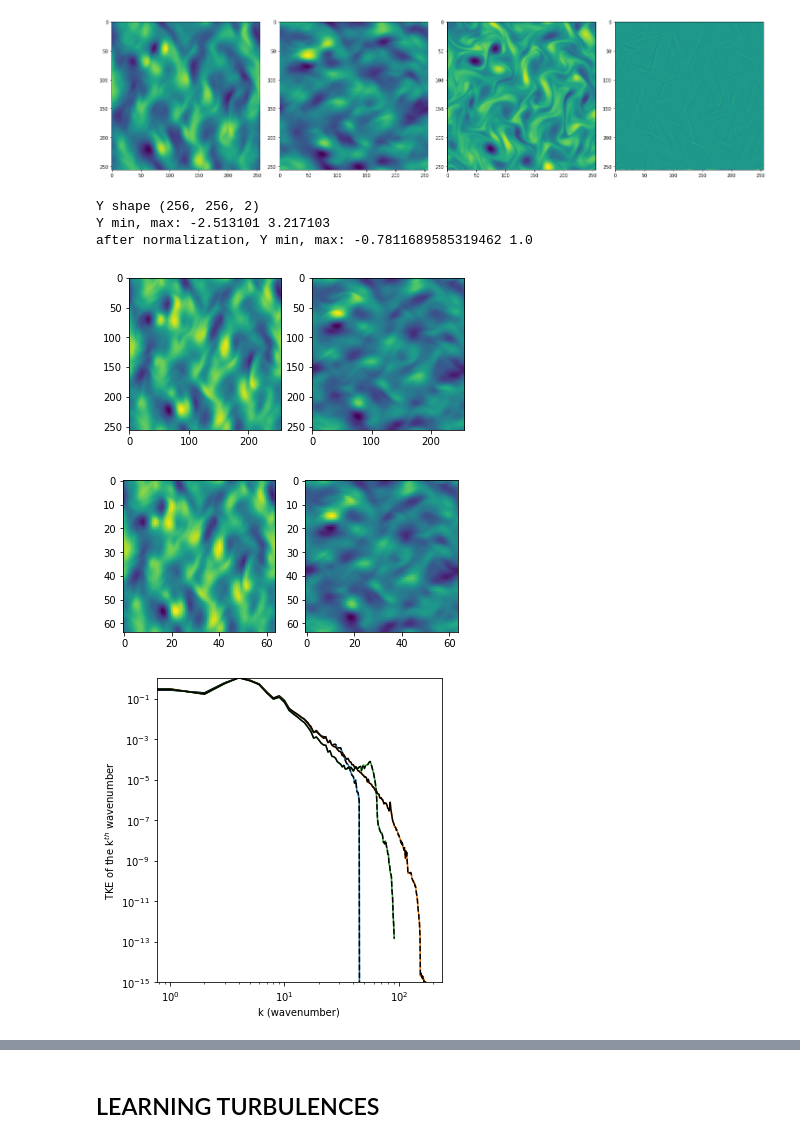
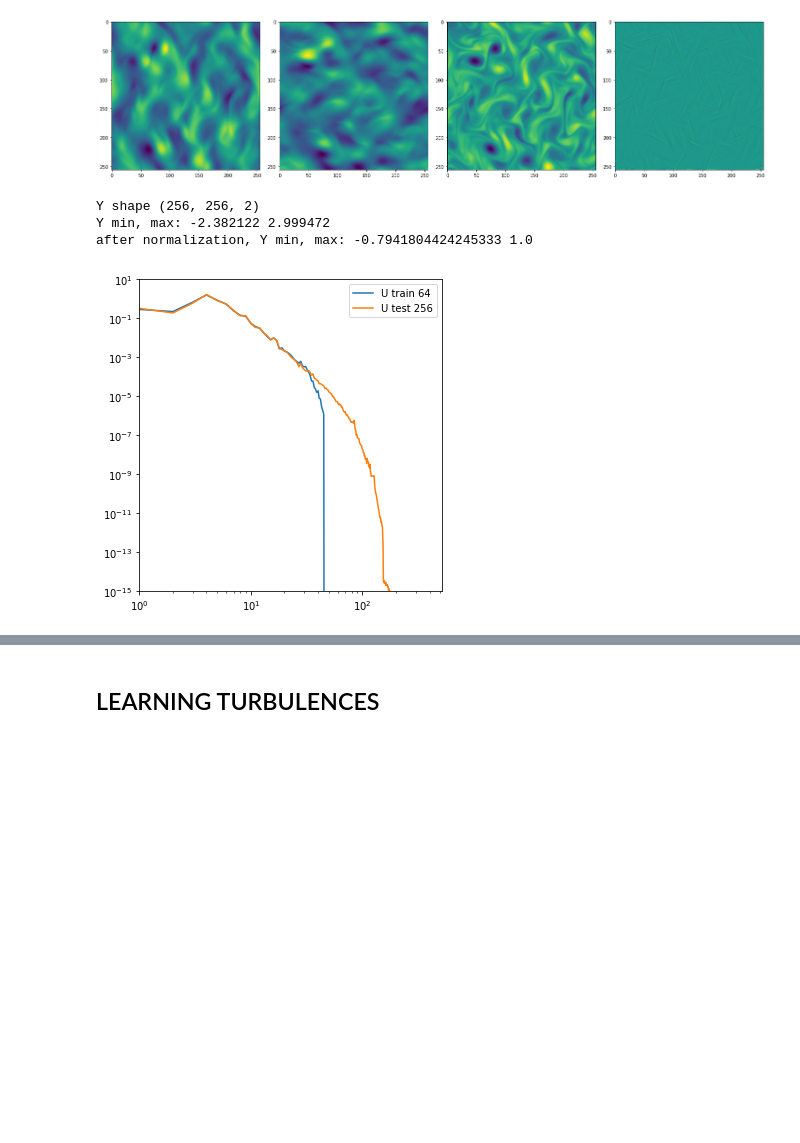
Before and after one commit to Chutlhu/TurboSuperResultion, a Jupyter notebook: notebooks/[TurboNeuralFourier] NeuralOperator + Physics on PytorchLightening on Turbulent Data.ipynb, the cells around one changed output, grey strips where cells are left out. Saved outputs shown, nothing was run; the diff lists cells and outputs as text; code cells hidden in the pictures; blank space fills up the shorter version.

```diff
--- a/notebooks/[TurboNeuralFourier] NeuralOperator + Physics on PytorchLightening on Turbulent Data.ipynb
+++ b/notebooks/[TurboNeuralFourier] NeuralOperator + Physics on PytorchLightening on Turbulent Data.ipynb
@@ -70,6 +61,4 @@ Warning *** CHECK THE GRADIENT DIRECTION
 # %%
-img_index = 30
-
 # normalize output
 y = IMGs[img_index,:,:,2:4]
 print('Y shape', y.shape)
@@ -82,46 +71,49 @@ assert np.max(np.abs(X)) >= 0
 assert np.max(np.abs(X)) <= 1.0
 # %% [output]
 Y shape (256, 256, 2)
-Y min, max: -2.513101 3.217103
-after normalization, Y min, max: -0.7811689585319462 1.0
+Y min, max: -2.382122 2.999472
+after normalization, Y min, max: -0.7941804424245333 1.0
 # %%
 Xtest = X
 ytest = y
 
 # downsampled resultion
 scale = 1/4
 X1ds = dsp.interpolate2D(X, X[:,:,0], scale=scale)[:,:,None]
 X2ds = dsp.interpolate2D(X, X[:,:,1], scale=scale)[:,:,None]
 y1ds = dsp.interpolate2D(X, y[:,:,0], scale=scale)[:,:,None]
 y2ds = dsp.interpolate2D(X, y[:,:,1], scale=scale)[:,:,None]
 
 Xtrain = np.concatenate([X1ds, X2ds], axis=-1)
 ytrain = np.concatenate([y1ds, y2ds], axis=-1)
 
-fig, axs = plt.subplots(1,2)
-axs[0].imshow(ytest[:,:,0])
-axs[1].imshow(ytest[:,:,1])
-plt.show()
+# fig, axs = plt.subplots(1,2)
+# axs[0].imshow(ytest[:,:,0])
+# axs[1].imshow(ytest[:,:,1])
+# plt.show()
 
-fig, axs = plt.subplots(1,2)
-axs[0].imshow(ytrain[:,:,0])
-axs[1].imshow(ytrain[:,:,1])
-plt.show()
+# fig, axs = plt.subplots(1,2)
+# axs[0].imshow(ytrain[:,:,0])
+# axs[1].imshow(ytrain[:,:,1])
+# plt.show()
 
 # upsampled resolution
-yup = dsp.interpolate2D(Xtrain, ytrain[:,:,0], scale=2)[:,:,None]
+yup = dsp.interpolate2D(Xtrain, ytrain[:,:,0], scale=4)[:,:,None]
+
+K41 = np.linspace(0,256,1000)
+
+# b1, b0, _r, _p_val, _stderr = stats.linregress(np.log10(mx), np.log10(my))
 
 fig, axs = plt.subplots(1,1,figsize=(5,5))
-phy.plot_energy_spec(phy.powerspec(ytrain[:,:,0]), axs, label='U train')
-phy.plot_energy_spec(phy.powerspec(ytest[:,:,0]), axs, label='U test')
-phy.plot_energy_spec(phy.powerspec(yup[:,:,0]), axs, label='U test')
-axs.set_ylim(10**(-15), 1)
+axs.loglog(np.arange(len(phy.powerspec(ytrain[:,:,0]))), phy.powerspec(ytrain[:,:,0]), label='U train 64')
+axs.loglog(np.arange(len(phy.powerspec(ytest[:,:,0]))), phy.powerspec(ytest[:,:,0]), label='U test 256')
+axs.set_ylim(10**(-15), 10)
+axs.set_xlim(1, 512)
+axs.legend()
 plt.tight_layout()
 plt.show()
 # %% [output]
-[figure, old version]
+[figure, new version]
-[figure, removed]
-[figure, removed]
 # %%
 plt.figure(figsize=(10,5))
 plt.subplot(141)
```
Also changed, not shown: parts of 8 cells of this notebook, 11 other files.
